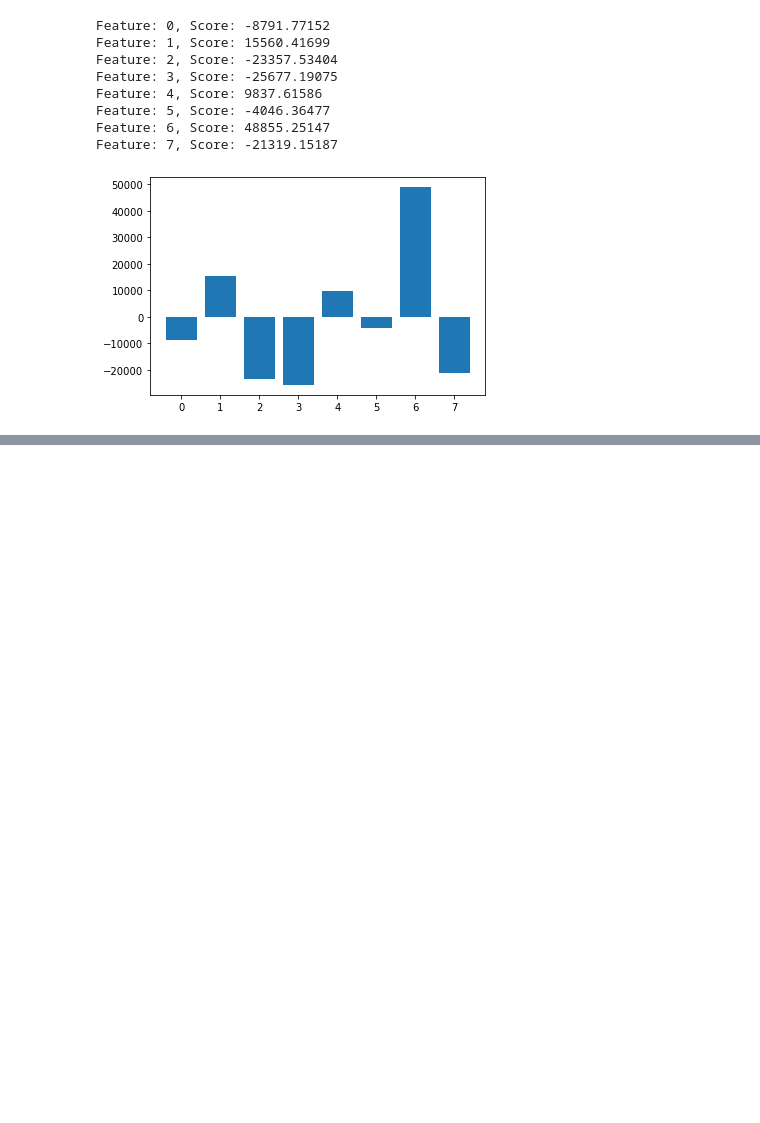
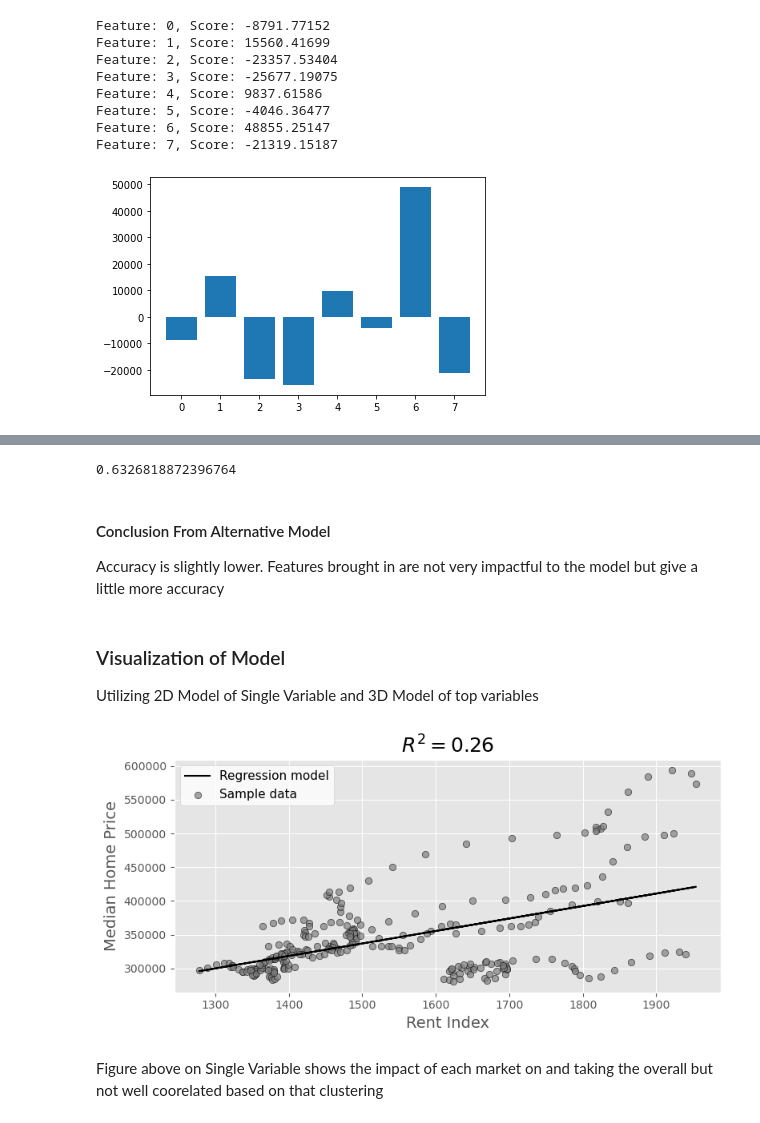
Before and after one commit to NortonAAA/Team_D_Final_Project, a Jupyter notebook: Machine_model/housing_model.ipynb, the cells around one changed output, grey strips where cells are left out. Cells and saved outputs as stored; diff of their text form; code cells hidden in the pictures; blank space fills up the shorter version.

Commit message:
Updated Graphics

```diff
--- a/Machine_model/housing_model.ipynb
+++ b/Machine_model/housing_model.ipynb
@@ -185,0 +204,49 @@ plt.show()
+# %%
+#Rerun resampling model
+X_resampled, y_resampled = ros.fit_resample(X_train_scaled, y_train)
+#Refit the resampled model
+model.fit(X_resampled,y_resampled)
+
+# Re-calculated the balanced accuracy score
+y_pred = model.predict(X_test_scaled)
+r2_score(y_test, y_pred)
+# %% [output]
+0.6326818872396764
+# %% [markdown]
+#### Conclusion From Alternative Model
+Accuracy is slightly lower. Features brought in are not very impactful to the model but give a little more accuracy
+# %% [markdown]
+### Visualization of Model
+Utilizing 2D Model of Single Variable and 3D Model of top variables
+# %%
+# Define X and Y for single variable visualization
+# Utilizing highest variable importance
+import matplotlib.pyplot as plt
+homePrice = housing_data_cleaned["med_house_price"].values
+rent = housing_data_cleaned["rent_index"].values.reshape(-1,1)
+# %%
+#Build model with single variable
+sv_model = model.fit(rent,homePrice)
+response = sv_model.predict(rent)
+# %%
+#Evaluate sv model
+r2sv = sv_model.score(rent, homePrice)
+# %%
+# Plot with above
+plt.style.use('default')
+plt.style.use('ggplot')
+
+fig, ax = plt.subplots(figsize=(8, 4))
+
+ax.plot(rent, response, color='k', label='Regression model')
+ax.scatter(rent, homePrice, edgecolor='k', facecolor='grey', alpha=0.7, label='Sample data')
+ax.set_ylabel('Median Home Price', fontsize=14)
+ax.set_xlabel('Rent Index', fontsize=14)
+ax.legend(facecolor='white', fontsize=11)
+ax.set_title('$R^2= %.2f$' % r2sv, fontsize=18)
+
+fig.tight_layout()
+# %% [output]
+[figure, added]
+# %% [markdown]
+Figure above on Single Variable shows the impact of each market on  and taking the overall but not well coorelated based on that clustering
```
Also changed, not shown: parts of 9 cells of this notebook.
